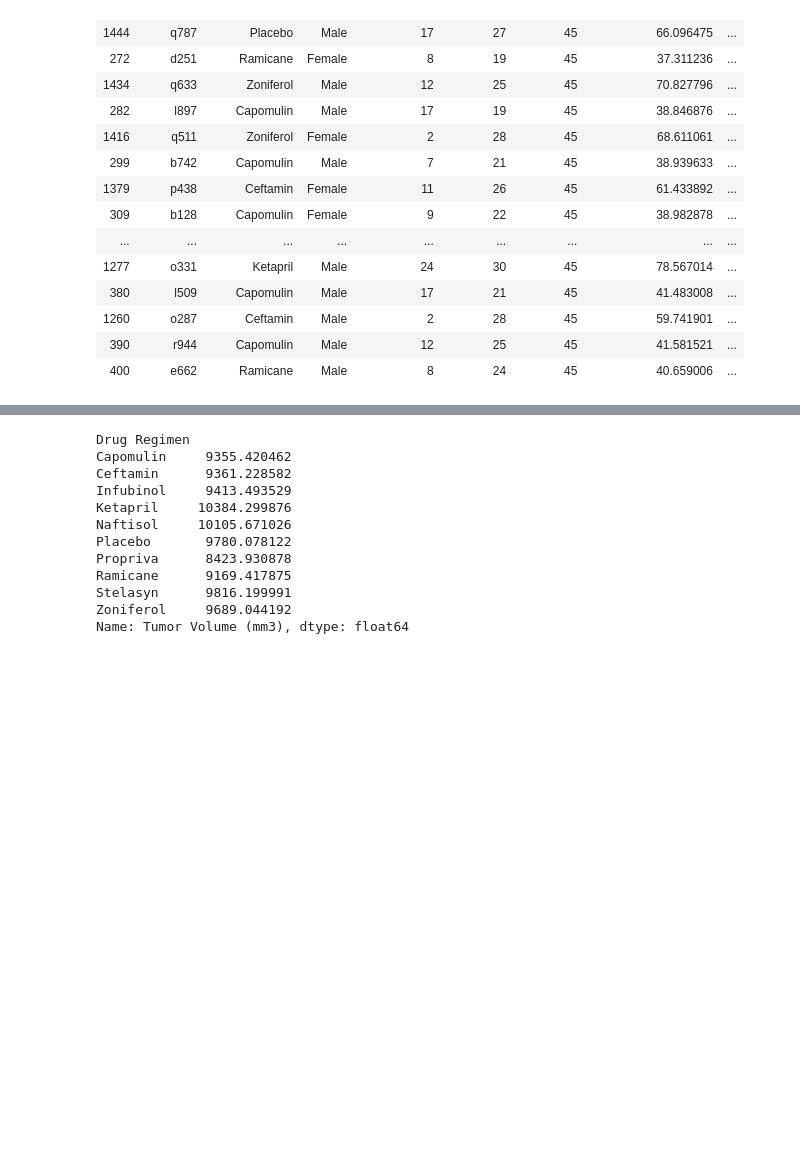
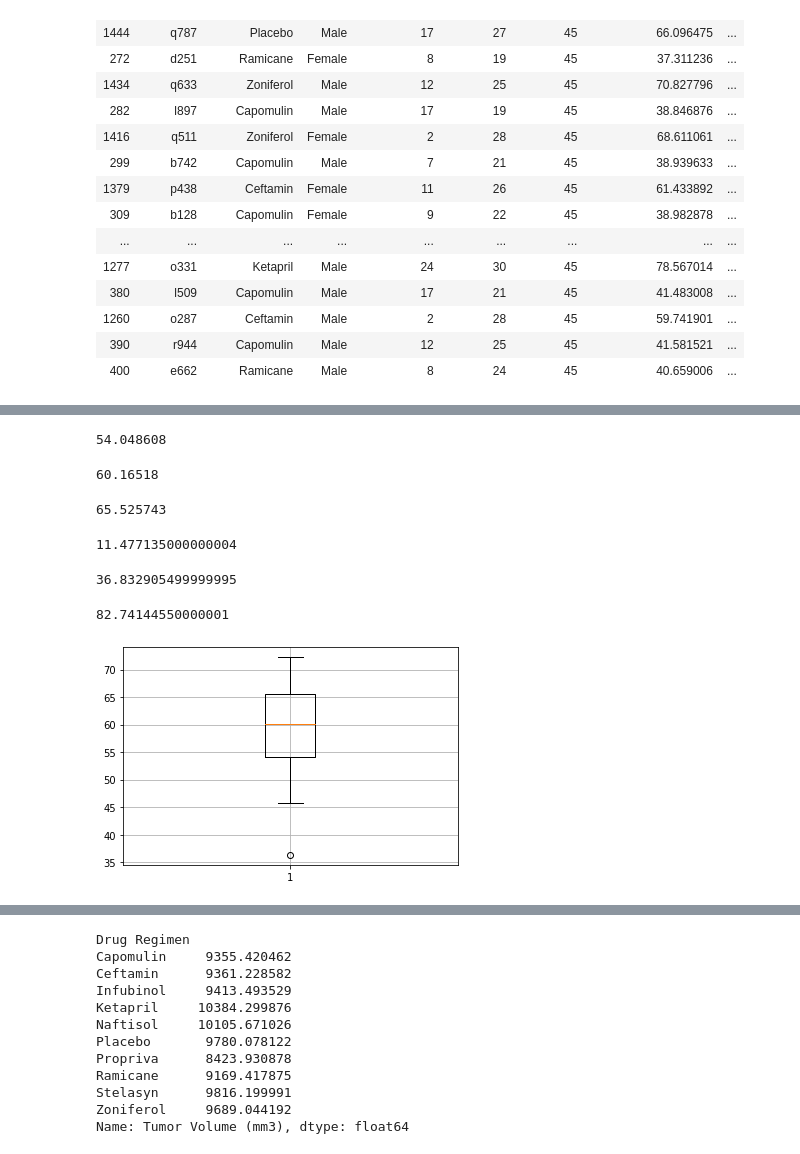
Before and after one commit to KFrench/Matplotlib-Challenge, a Jupyter notebook: Data-checkpoint.ipynb, the cells around one changed output, grey strips where cells are left out. Cells and saved outputs as stored; diff of their text form; code cells hidden in the pictures; blank space fills up the shorter version.

```diff
--- a/Data-checkpoint.ipynb
+++ b/Data-checkpoint.ipynb
@@ -256,0 +477,62 @@ final_df.head(25)
+# %%
+infu_list=[36.321346
+,45.699331
+,46.250112
+,47.010364
+,50.005138
+,51.542431
+,54.048608
+,54.656549
+,55.629428
+,55.650681
+,57.031862
+,58.268442
+,60.16518
+,60.918767
+,60.969711
+,62.117279
+,62.435404
+,62.754451
+,65.525743
+,66.083066
+,66.196912
+,67.289621
+,67.685569
+,67.973419
+,72.226731]
+# %%
+q1infu=np.percentile(infu_list,25)
+q1infu
+# %% [output]
+54.048608
+# %%
+q2infu=np.percentile(infu_list,50)
+q2infu
+# %% [output]
+60.16518
+# %%
+q3infu=np.percentile(infu_list,75)
+q3infu
+# %% [output]
+65.525743
+# %%
+iqr_infu=q3infu-q1infu
+iqr_infu
+# %% [output]
+11.477135000000004
+# %%
+infu_low=q1infu - (1.5 * iqr_infu)
+infu_low
+# %% [output]
+36.832905499999995
+# %%
+infu_up=q3infu + (1.5*iqr_infu)
+infu_up
+# %% [output]
+82.74144550000001
+# %%
+plt.boxplot(infu_list)
+plt.grid()
+plt.show()
+# %% [output]
+[figure, added]
```
Also changed, not shown: parts of 45 cells of this notebook.
